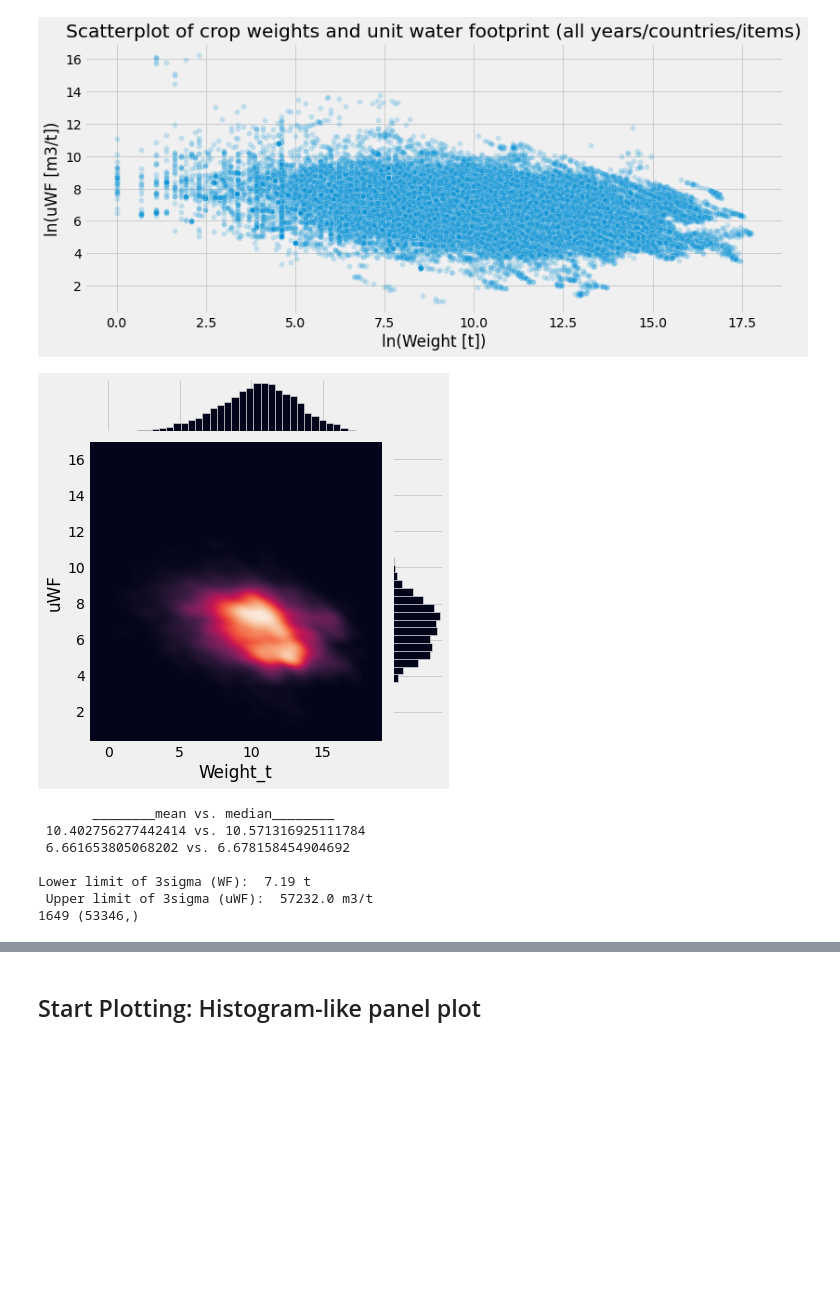
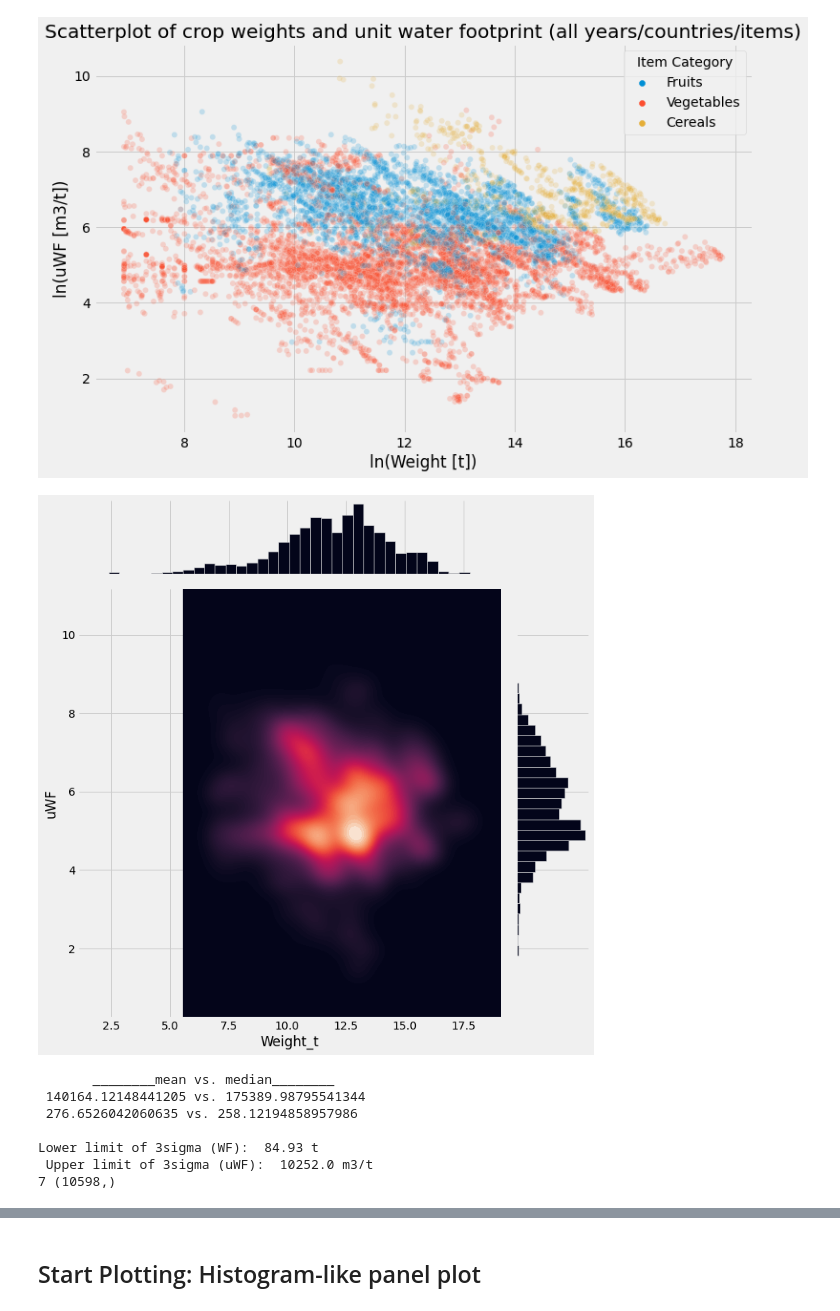
Before and after one commit to jburdano/uWF101, a Jupyter notebook: stat_joerg_allcrops.ipynb, the cells around one changed output, grey strips where cells are left out. Drawn from its saved outputs; the diff is of its cells as text; code cells hidden in the pictures; blank space fills up the shorter version.

```diff
--- a/stat_joerg_allcrops.ipynb
+++ b/stat_joerg_allcrops.ipynb
@@ -5,16 +12,24 @@ import pandas as pd
 import matplotlib.pyplot as plt
 import seaborn as sns
 # %%
-# read in uWF data, downloaded from watertofood.org
+# read in uWF/WF data, downloaded from watertofood.org
 path = "/home/jburdano/projects/uWF101/"
-fil =  "watertofood_uWF_allcrops_15countries_1960-2016.csv"
-fil2 =  "watertofood_WF_allcrops_15countries_1960-2016.csv"
+fil =  "watertofood_uWF_15crops_15countries_1960-2016.csv"
+fil2 =  "watertofood_WF_15crops_15countries_1960-2016.csv"
 df = pd.read_csv(path+fil, ";",header=1)
 df2 = pd.read_csv(path+fil2, ";",header=1)
-df = df.mask(df==0)    # set zero values to nan-values
+
+# set zero values to nan-values
+df = df.mask(df==0)
 df2 = df2.mask(df2==0)    # set zero values to nan-values
 
-display(df.head(5))
-display(df2.head(5))
+# create weight data of items weight=WF/uWF
+df_weight = df.copy()
+df_weight.iloc[:,7:] = df2.iloc[:,7:].div(df.iloc[:,7:]).round()
+
+#short overview of data
+display(df_weight.head())
+display(df.head())
+display(df2.head())
 # %% [output]
 |  | Country Name | Country FAO Code | Country ISO2 | Item Name | Item FAO Code | Item Category | ... |
@@ -90,0 +99,10 @@ dfpl.head(5)
+# %%
+# exclude unrepresentative uWF values due to relatively low harvest weights
+# (<5th percentile of weight) for each category
+item_cats = list(df_short["Item Category"].unique())
+for cat in item_cats:
+    mask_cat = df_short["Item Category"]==cat
+    perc5_WF = np.percentile(df_short.loc[mask_cat,"Weight_t"],5)
+    mask = (mask_cat) & (df_short["Weight_t"] < perc5_WF)
+    df_short.loc[mask,"uWF"] = np.nan
+    print("NaNs total in uWF: ",df_short["uWF"].isna().sum())
@@ -105,37 +159,40 @@ plt.tight_layout()
 # %%
-fig,ax = plt.subplots(figsize=[12,5])
-sns.scatterplot(x=np.log(df_weight_s["Weight_t"]),
-                y=np.log(dfpl["uWF"]),alpha=.2,ax=ax);
+# Different view on data w/ scatter plot and 2d-histogram
+fig,ax = plt.subplots(figsize=[11,7])
+sns.scatterplot(x=np.log(df_short["Weight_t"]),
+                y=np.log(df_short["uWF"]),hue=df_short["Item Category"],alpha=.2,ax=ax);
 ax.set(title="Scatterplot of crop weights and unit water footprint (all years/countries/items)",
       xlabel="ln(Weight [t])",ylabel="ln(uWF [m3/t])");
 
-g = sns.JointGrid(x=np.log(df_weight_s["Weight_t"]),
-                y=np.log(dfpl["uWF"]))
+g = sns.JointGrid(x=np.log(df_short["Weight_t"]),
+                y=np.log(df_short["uWF"]),height=10)
 g.plot_joint(sns.kdeplot, fill=True,
              thresh=0, levels=100, cmap="rocket") #clip=((2200, 6800), (10, 25))
 g.plot_marginals(sns.histplot, color="#03051A", alpha=1, bins=35);
 # %% [output]
-[figure, old version]
+[figure, new version]
-[figure, old version]
+[figure, new version]
 # %%
 """Check whether log-distributions are normally distributed"""
 print("       ________mean vs. median________\n",
-      np.log(df_weight_s["Weight_t"]).mean(),"vs.",np.log(df_weight_s["Weight_t"]).median(),
-     "\n",np.log(dfpl["uWF"]).mean(),"vs.",np.log(dfpl["uWF"]).median())
-# Yes --> normal distributions in log-log space --> we can use mean and std for outlier detection!
+      np.exp((np.log(df_short["Weight_t"])).mean()),"vs.",
+      np.exp((np.log(df_short["Weight_t"])).median()),
+     "\n",np.exp((np.log(df_short["uWF"])).mean()),"vs.",
+      np.exp((np.log(df_short["uWF"])).median()) )
+# Yes --> almost normal distributions in log-log space --> we could use mean and std for outlier detection!
 
-# Find limits for 3*sigma for outlier detection
+# Find limits for 3*sigma (NOT used for outlier detection)
 print("\nLower limit of 3sigma (WF): ",
-      np.exp(np.log(df_weight_s["Weight_t"]).mean() - 3*np.log(df_weight_s["Weight_t"]).std()).round(2),
+      np.exp(np.log(df_short["Weight_t"]).mean() - 3*np.log(df_short["Weight_t"]).std()).round(2),
       "t \n","Upper limit of 3sigma (uWF): ",
-      np.exp(np.log(dfpl["uWF"]).mean() + 3*np.log(dfpl["uWF"]).std()).round(),"m3/t" )
+      np.exp(np.log(df_short["uWF"]).mean() + 3*np.log(df_short["uWF"]).std()).round(),"m3/t" )
 
-print((dfpl.loc[:,"uWF"]>10232).sum(), dfpl.loc[:,"uWF"].shape)
+print((df_short.loc[:,"uWF"]>10232).sum(), df_short.loc[:,"uWF"].shape)
 # %% [output]
        ________mean vs. median________
- 10.402756277442414 vs. 10.571316925111784
- 6.661653805068202 vs. 6.678158454904692
+ 140164.12148441205 vs. 175389.98795541344
+ 276.6526042060635 vs. 258.12194858957986
 
-Lower limit of 3sigma (WF):  7.19 t
- Upper limit of 3sigma (uWF):  57232.0 m3/t
-1649 (53346,)
+Lower limit of 3sigma (WF):  84.93 t
+ Upper limit of 3sigma (uWF):  10252.0 m3/t
+7 (10598,)
```
Also changed, not shown: parts of 27 cells of this notebook.
